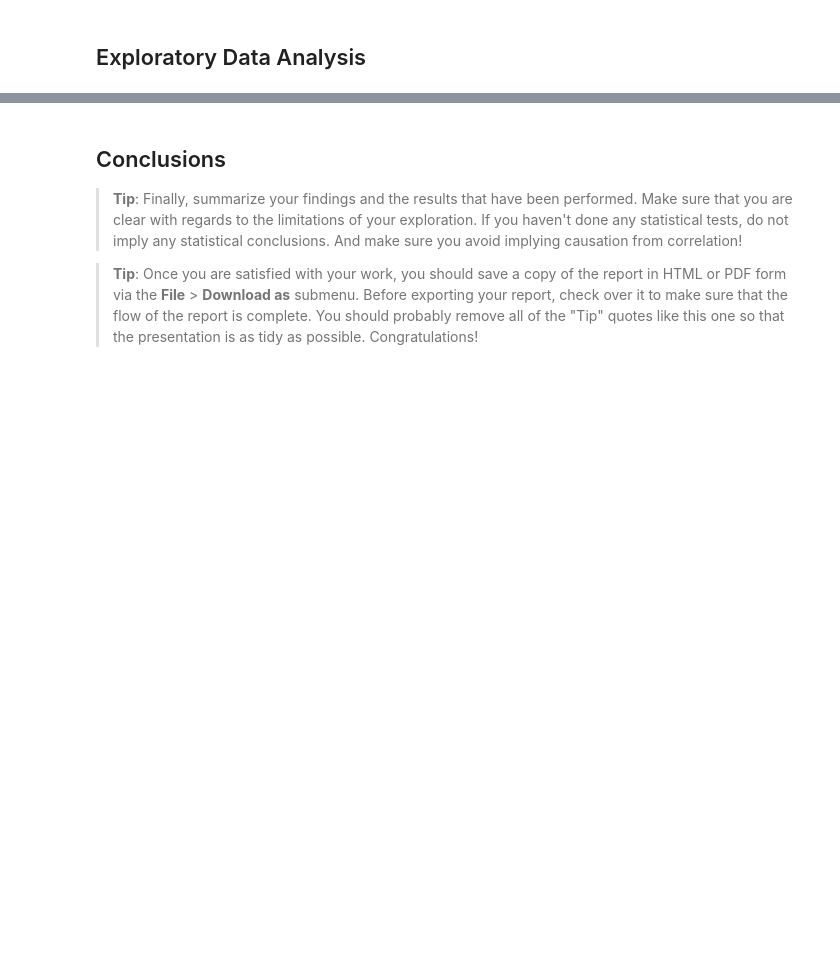
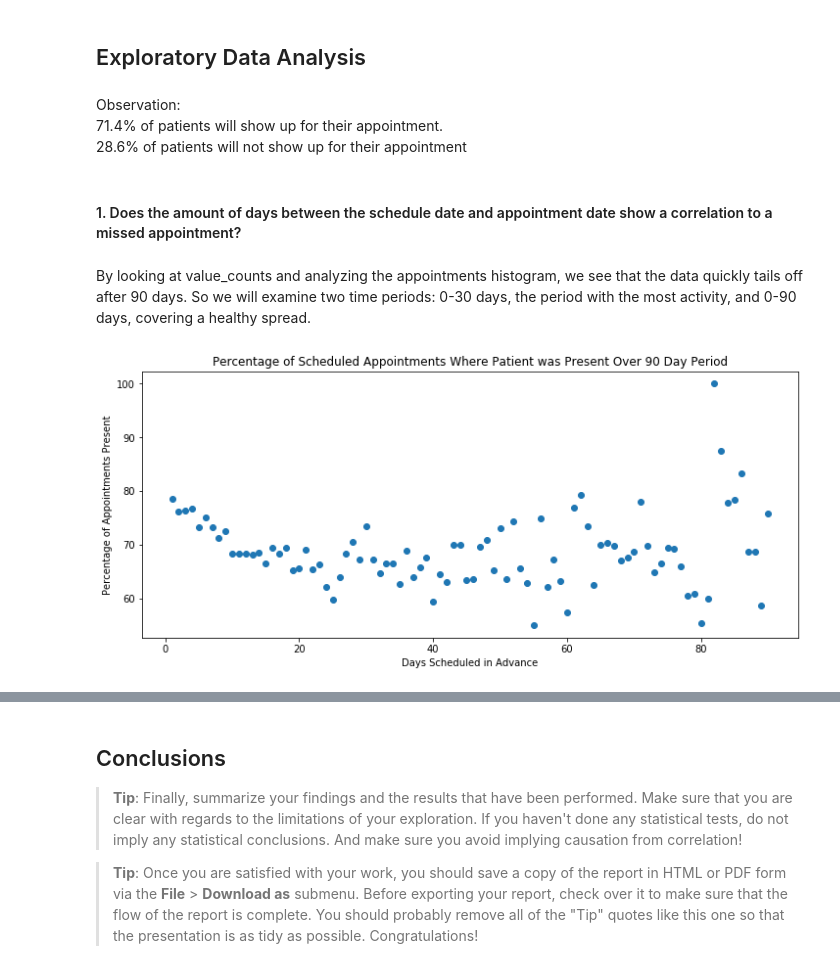
Before and after one commit to timothyshort/data_analysis, a Jupyter notebook: 03_data_analysis/project-no_show_appts/investigate-a-dataset-template.ipynb, the cells around one changed output, grey strips where cells are left out. Drawn from its saved outputs; the diff is of its cells as text; code cells hidden in the pictures; blank space fills up the shorter version.

Commit message:
Answered Q1, analyzing attendance rate based on days between scheduled appt and appt date

```diff
--- a/03_data_analysis/project-no_show_appts/investigate-a-dataset-template.ipynb
+++ b/03_data_analysis/project-no_show_appts/investigate-a-dataset-template.ipynb
@@ -84,0 +107,20 @@ df = pd.read_csv('cleaned-noshowappointments.csv')
+# %% [markdown]
+Observation:<br>
+71.4% of patients will show up for their appointment.<br>
+28.6% of patients will not show up for their appointment
+# %% [markdown]
+#### 1. Does the amount of days between the schedule date and appointment date show a correlation to a missed appointment?
+# %% [markdown]
+By looking at value_counts and analyzing the appointments histogram, we see that the data quickly tails off after 90 days. So we will examine two time periods: 0-30 days, the period with the most activity, and 0-90 days, covering a healthy spread.
+# %%
+start = 0
+end = 90
+y = df.groupby('DateDifference')['ApptResult'].mean()[start:end]*100
+x = range(start + 1, end + 1)
+plt.figure(figsize=(12,5))
+plt.scatter(x,y);
+plt.title("Percentage of Scheduled Appointments Where Patient was Present Over 90 Day Period");
+plt.xlabel("Days Scheduled in Advance");
+plt.ylabel("Percentage of Appointments Present");
+# %% [output]
+[figure, added]
```
Also changed, not shown: parts of 27 cells of this notebook.
